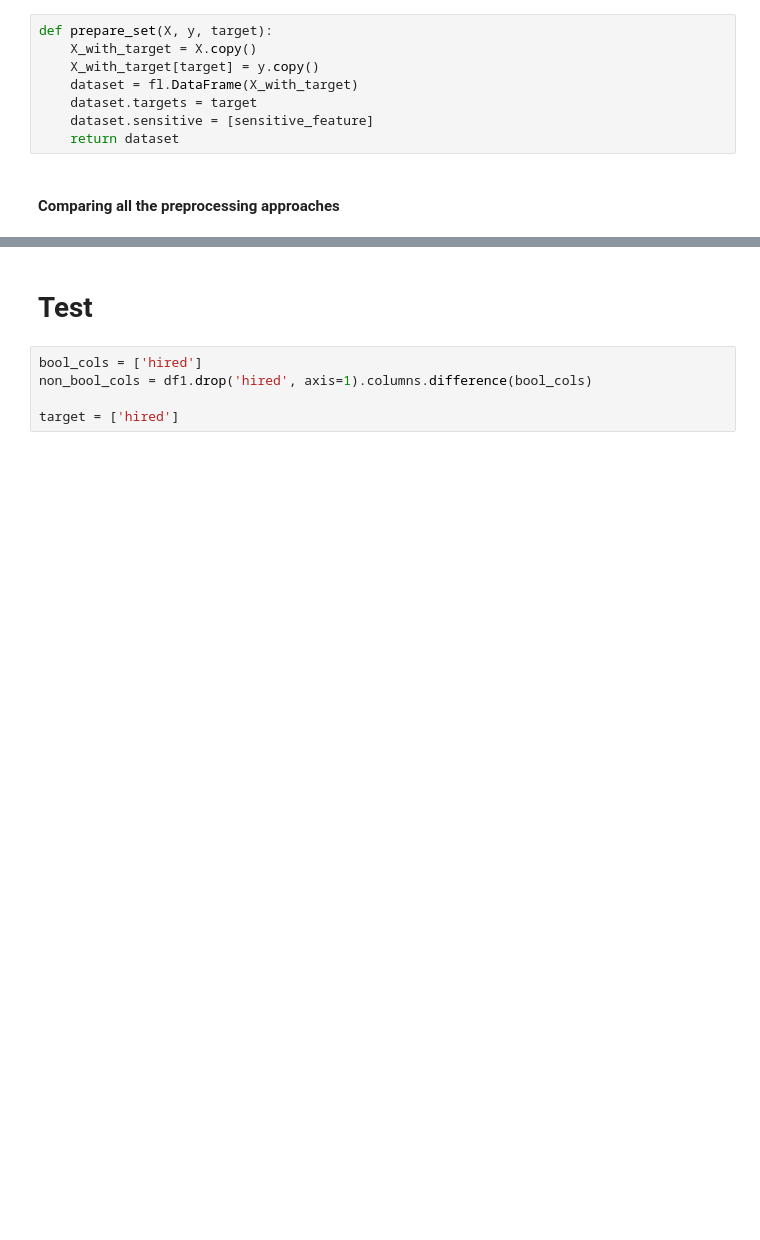
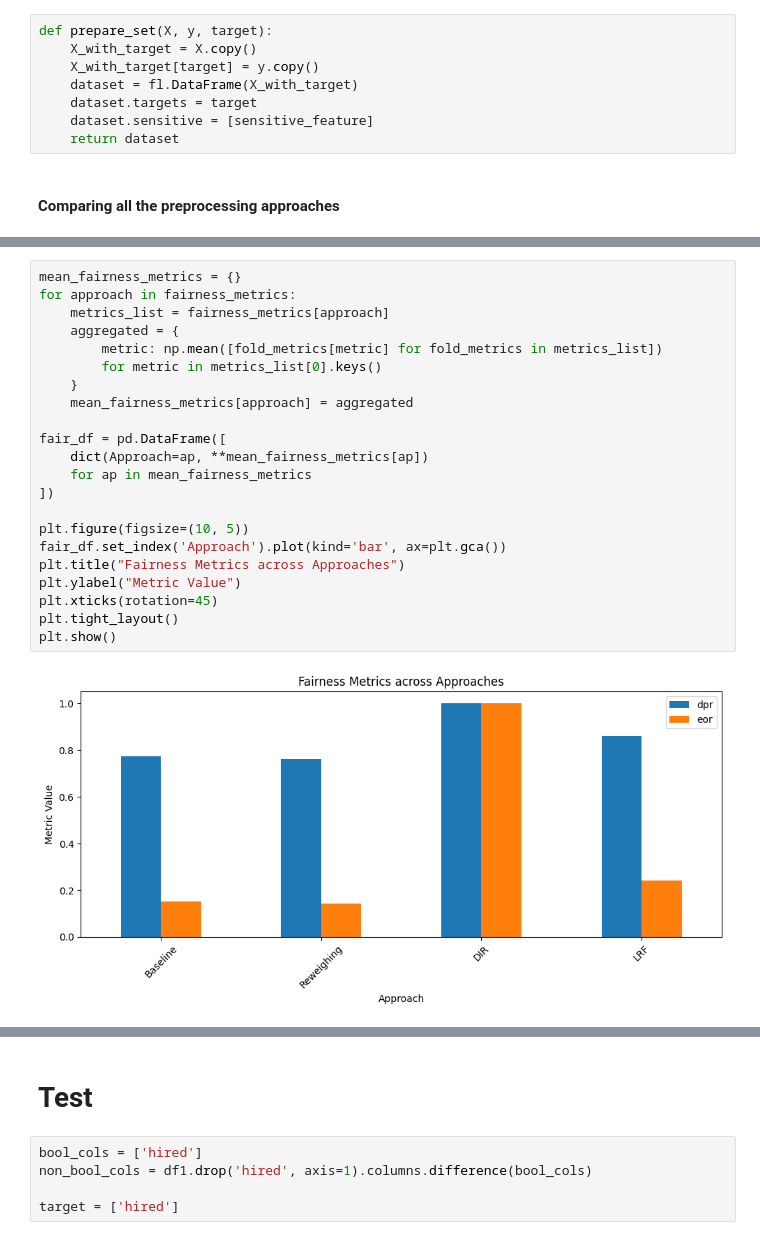
Before and after one commit to kor80/Fair-Candidate-Screening-System, a Jupyter notebook: main.ipynb, the cells around one changed output, grey strips where cells are left out. Drawn from its saved outputs; the diff is of its cells as text; blank space fills up the shorter version.

```diff
--- a/main.ipynb
+++ b/main.ipynb
@@ -1079,0 +1109,24 @@ plt.bar(results['Approach'], results['SPD']);
+# %%
+mean_fairness_metrics = {}
+for approach in fairness_metrics:
+    metrics_list = fairness_metrics[approach]
+    aggregated = {
+        metric: np.mean([fold_metrics[metric] for fold_metrics in metrics_list])
+        for metric in metrics_list[0].keys()
+    }
+    mean_fairness_metrics[approach] = aggregated
+
+fair_df = pd.DataFrame([
+    dict(Approach=ap, **mean_fairness_metrics[ap])
+    for ap in mean_fairness_metrics
+])
+
+plt.figure(figsize=(10, 5))
+fair_df.set_index('Approach').plot(kind='bar', ax=plt.gca())
+plt.title("Fairness Metrics across Approaches")
+plt.ylabel("Metric Value")
+plt.xticks(rotation=45)
+plt.tight_layout()
+plt.show()
+# %% [output]
+[figure, added]
```
Also changed, not shown: parts of 4 cells of this notebook.
